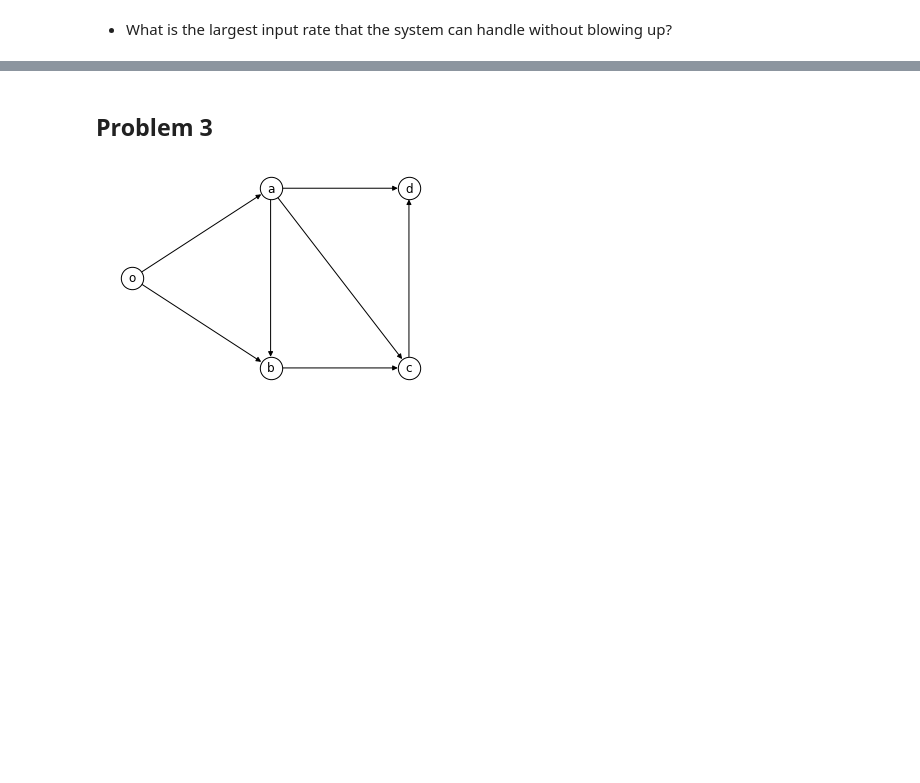
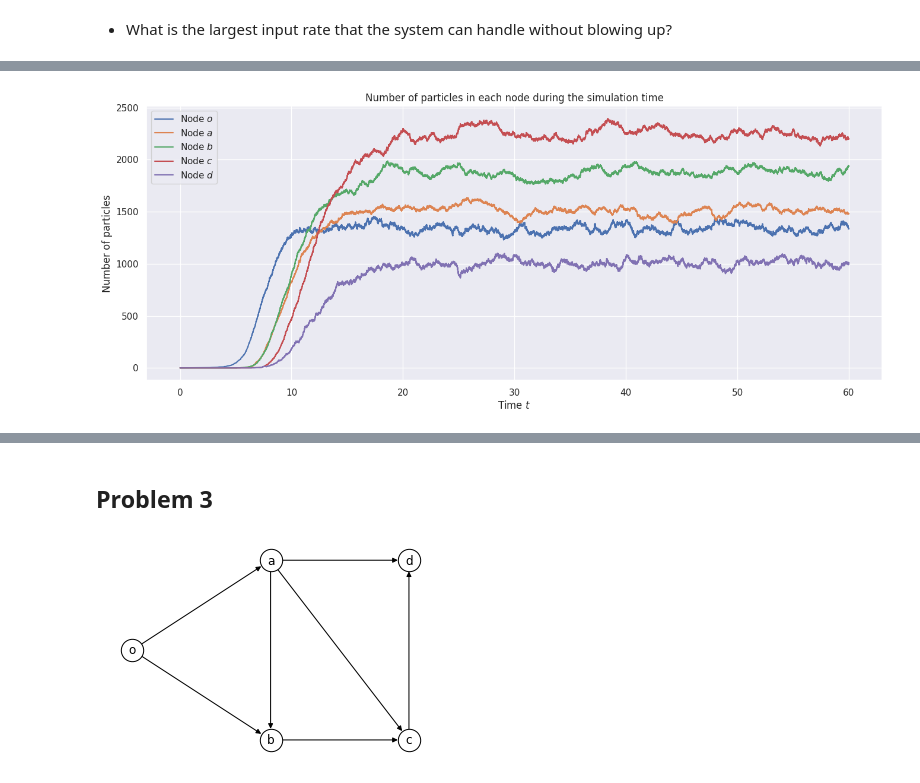
Before and after one commit to MateoRivera/network-dynamics, a Jupyter notebook: H2/Simulation - Mateo.ipynb, the cells around one changed output, grey strips where cells are left out. Cells and saved outputs as stored; diff of their text form; code cells hidden in the pictures; blank space fills up the shorter version.

```diff
--- a/H2/Simulation - Mateo.ipynb
+++ b/H2/Simulation - Mateo.ipynb
@@ -583,0 +527,4 @@ KeyboardInterrupt:
+# %%
+particles_in_nodes, transition_times = ProportionalRateNodePerspective(Lambda, start_node, end_node, 2000, 60)
+plot_particles_per_node(V, transition_times, particles_in_nodes, 16)
+# %% [output]
@@ -583,0 +532 @@ KeyboardInterrupt:
+[figure, added]
```
Also changed, not shown: parts of 14 cells of this notebook.
